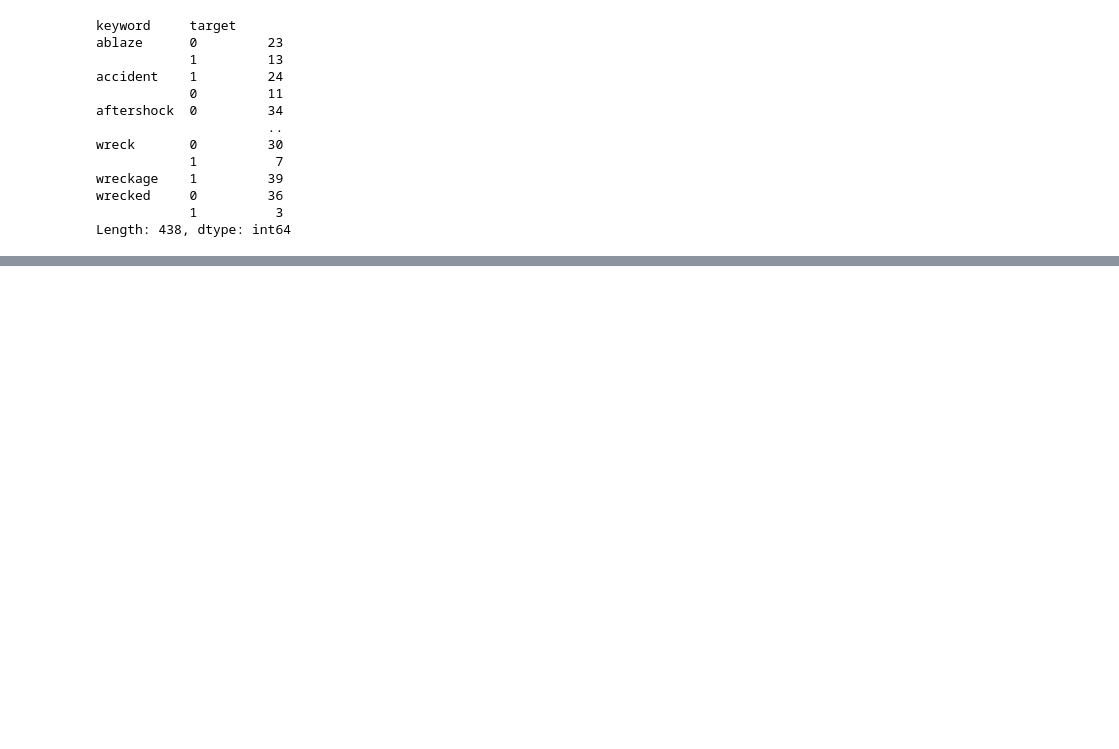
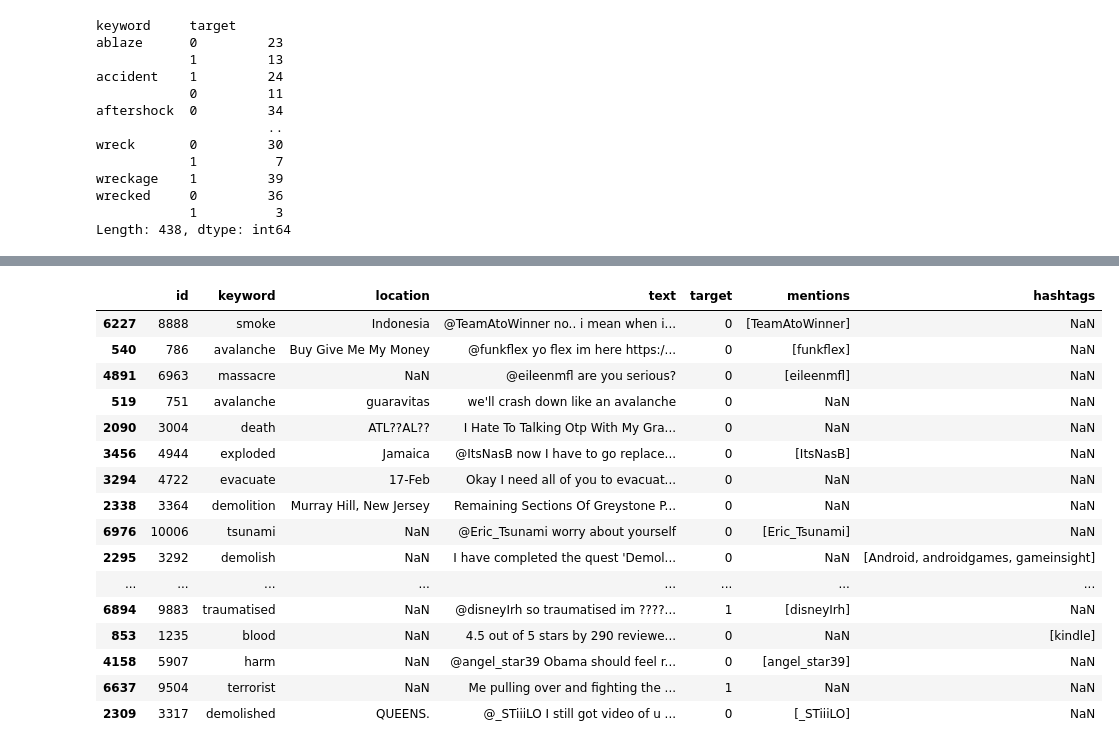
Before and after one commit to Pdegoffau/kaggle-nlp-disaster, a Jupyter notebook: kaggle-nlp-disaster.ipynb, the cells around one changed output, grey strips where cells are left out. Cells and saved outputs as stored; diff of their text form; code cells hidden in the pictures; blank space fills up the shorter version.

Commit message:
Initial text exploration and cleaning

```diff
--- a/kaggle-nlp-disaster.ipynb
+++ b/kaggle-nlp-disaster.ipynb
@@ -85,0 +115,34 @@ Length: 438, dtype: int64
+# %%
+import re
+import numpy as np
+
+mention_str = '@([^ ]+)'
+hashtag_str = '#([^ ]+)'
+special_chars = '[^a-zA-Z]'
+
+def extract_matches(sentence,expr) :
+
+    return re.findall(expr,sentence)
+
+df_train['mentions'] = df_train['text'].apply(lambda string: extract_matches(string, mention_str)).apply(lambda y: np.nan if len(y)==0 else y)
+
+df_train['hashtags'] = df_train['text'].apply(lambda string: extract_matches(string, hashtag_str)).apply(lambda y: np.nan if len(y)==0 else y)
+df_train.sample(50)
+# %% [output]
+|  | id | keyword | location | text | target | mentions | hashtags |
+| 6227 | 8888 | smoke | Indonesia | @TeamAtoWinner no.. i mean when i... | 0 | [TeamAtoWinner] | NaN |
+| 540 | 786 | avalanche | Buy Give Me My Money | @funkflex yo flex im here https:/... | 0 | [funkflex] | NaN |
+| 4891 | 6963 | massacre | NaN | @eileenmfl are you serious? | 0 | [eileenmfl] | NaN |
+| 519 | 751 | avalanche | guaravitas | we'll crash down like an avalanche | 0 | NaN | NaN |
+| 2090 | 3004 | death | ATL??AL?? | I Hate To Talking Otp With My Gra... | 0 | NaN | NaN |
+| 3456 | 4944 | exploded | Jamaica | @ItsNasB now I have to go replace... | 0 | [ItsNasB] | NaN |
+| 3294 | 4722 | evacuate | 17-Feb | Okay I need all of you to evacuat... | 0 | NaN | NaN |
+| 2338 | 3364 | demolition | Murray Hill, New Jersey | Remaining Sections Of Greystone P... | 0 | NaN | NaN |
+| 6976 | 10006 | tsunami | NaN | @Eric_Tsunami worry about yourself | 0 | [Eric_Tsunami] | NaN |
+| 2295 | 3292 | demolish | NaN | I have completed the quest 'Demol... | 0 | NaN | [Android, androidgames, gameinsight] |
+| ... | ... | ... | ... | ... | ... | ... | ... |
+| 6894 | 9883 | traumatised | NaN | @disneyIrh so traumatised im ????... | 1 | [disneyIrh] | NaN |
+| 853 | 1235 | blood | NaN | 4.5 out of 5 stars by 290 reviewe... | 0 | NaN | [kindle] |
+| 4158 | 5907 | harm | NaN | @angel_star39 Obama should feel r... | 0 | [angel_star39] | NaN |
+| 6637 | 9504 | terrorist | NaN | Me pulling over and fighting the ... | 1 | NaN | NaN |
+| 2309 | 3317 | demolished | QUEENS. | @_STiiiLO I still got video of u ... | 0 | [_STiiiLO] | NaN |
```
Also changed, not shown: parts of 10 cells of this notebook.
